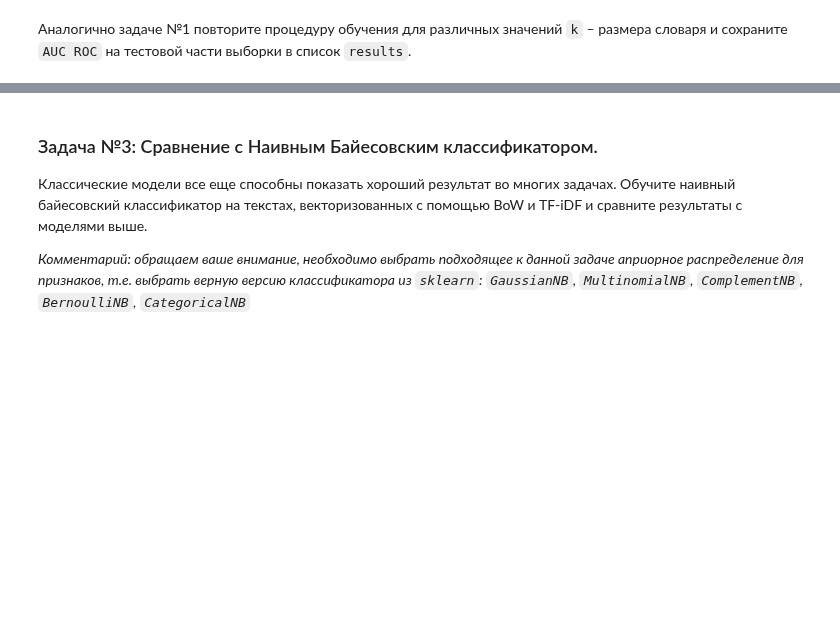
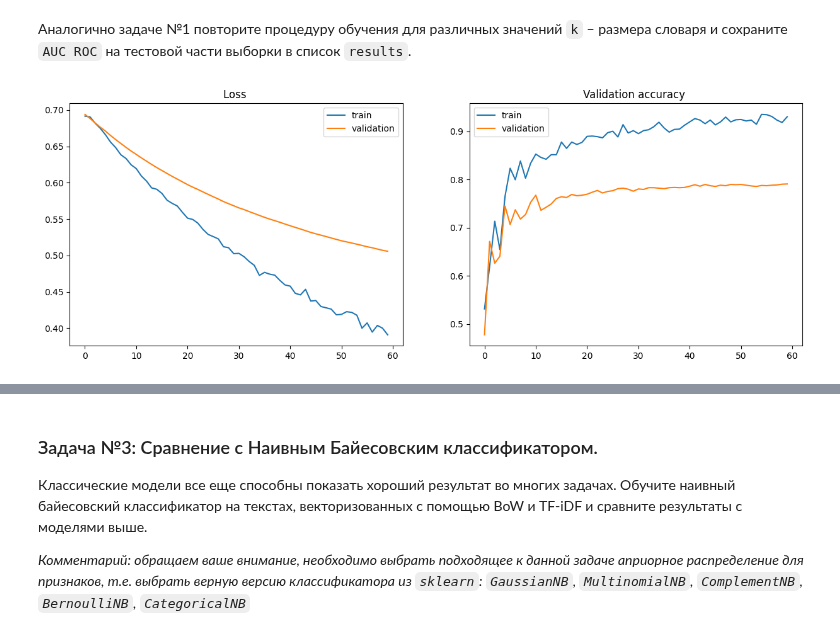
Before and after one commit to artyomboyko/Yandex-ML_2.0-Training, a Jupyter notebook: Practice/Homework_4/assignment_classic_text_classification.ipynb, the cells around one changed output, grey strips where cells are left out. Saved outputs shown, nothing was run; the diff lists cells and outputs as text; code cells hidden in the pictures; blank space fills up the shorter version.

```diff
--- a/Practice/Homework_4/assignment_classic_text_classification.ipynb
+++ b/Practice/Homework_4/assignment_classic_text_classification.ipynb
@@ -384,15 +523,47 @@ assert (
 # %% [markdown]
 Аналогично задаче №1 повторите процедуру обучения для различных значений `k` – размера словаря и сохраните `AUC ROC` на тестовой части выборки в список `results`.
-# %%
-vocab_sizes_list = np.arange(100, 5800, 700)
-results = []
-
-for k in vocab_sizes_list:
-    # your code here
-    predicted_probas_on_test_for_k_sized_dict = None
-    assert predicted_probas_on_test_for_k_sized_dict is not None
-    auc = roc_auc_score(y_test, predicted_probas_on_test_for_k_sized_dict)
-    results.append(auc)
+# %%
+vocab_sizes_list = np.arange(100, 5800, 700)
+results = []
+
+for k in vocab_sizes_list:
+    # Преобразование текста в TF-IDF признаки
+    vectorizer = TfidfVectorizer(max_features=k)
+    X_train_tfidf = vectorizer.fit_transform(texts_train).toarray()
+    X_test_tfidf = vectorizer.transform(texts_test).toarray()
+
+    # Преобразование данных в тензоры
+    X_train_tfidf_torch = torch.tensor(X_train_tfidf, dtype=torch.float32).to(device)
+    y_train_torch = torch.tensor(y_train, dtype=torch.long).to(device)
+    X_test_tfidf_torch = torch.tensor(X_test_tfidf, dtype=torch.float32).to(device)
+    y_test_torch = torch.tensor(y_test, dtype=torch.long).to(device)
+
+    # Инстанцируем новую модель
+    input_dim = X_train_tfidf_torch.shape[1]
+    print(f"Current k: {k}, input_dim: {input_dim}")
+    model = Tfidf_LogisticRegressionModel(input_dim).to(device)
+
+    # Определяем оптимизатор заново для каждой модели
+    opt = torch.optim.Adam(model.parameters(), lr=1e-3)
+
+    # Обучаем модель
+    tfidf_nn_model = train_tfidf_model(
+        model,
+        opt,
+        X_train_tfidf_torch,
+        y_train_torch,
+        X_test_tfidf_torch,
+        y_test_torch,
+        n_iterations=3000,
+    )
+
+    # Сохраняем результаты на тесте для модели с текущем значением k слов в словаре
+    predicted_probas_on_test_for_k_sized_dict = tfidf_nn_model(X_test_tfidf_torch).detach().cpu().numpy()[:, 1]
+    assert predicted_probas_on_test_for_k_sized_dict is not None
+    auc = roc_auc_score(y_test, predicted_probas_on_test_for_k_sized_dict)
+    results.append(auc)
+# %% [output]
+[figure, added]
 # %%
 # do not change the code in the block below
 # __________start of block__________
```
Also changed, not shown: parts of 40 cells of this notebook.
